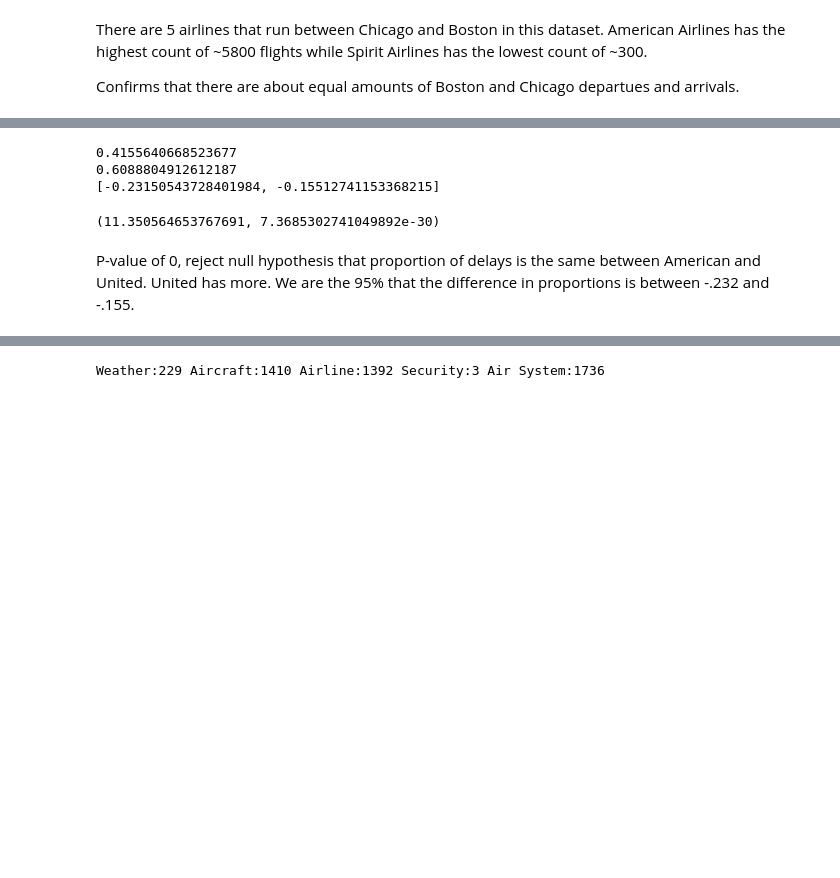
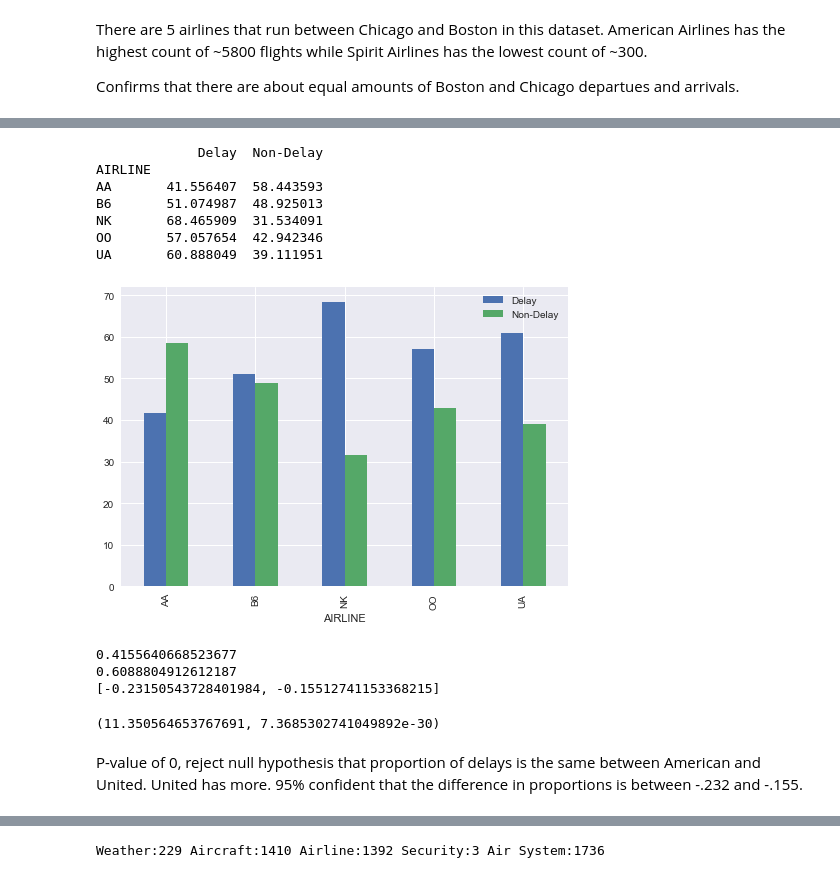
Before and after one commit to jrf95/Springboard, a Jupyter notebook: capstone project/Capstone.ipynb, the cells around one changed output, grey strips where cells are left out. Cells and saved outputs as stored; diff of their text form; code cells hidden in the pictures; blank space fills up the shorter version.

```diff
--- a/capstone project/Capstone.ipynb
+++ b/capstone project/Capstone.ipynb
@@ -62,23 +62,23 @@ w_f.head()
 | 4 | 2015 | 4 | B6 | 1012 | N375JB | ORD | BOS | ... |
 5 rows × 112 columns
 # %%
-ohare_boston = w_f['NAME'].isin(['CHICAGO OHARE INTERNATIONAL AIRPORT, IL US', 'BOSTON, MA US'])
-w_f = w_f[ohare_boston]
-w_f = w_f.dropna(axis=1, how='all')
-w_f.reset_index()
+ohare_boston = flights_w_weather['NAME'].isin(['CHICAGO OHARE INTERNATIONAL AIRPORT, IL US', 'BOSTON, MA US'])
+flights_w_weather = flights_w_weather[ohare_boston]
+flights_w_weather = flights_w_weather.dropna(axis=1, how='all')
+flights_w_weather.reset_index()
 
 # deleted unnecessary columns - all that deleted had over half the data missing
-w_f = w_f.dropna(axis=1, how='any')
+flights_w_weather = flights_w_weather.dropna(axis=1, how='any')
 
 # utilize function to make unique ids to delete duplicates
 def make_identifier(df):
     str_id = df.apply(lambda x: '_'.join(map(str, x)), axis=1)
     return pd.factorize(str_id)[0]
 
-w_f['combined_id'] = make_identifier(w_f[['DATE','DEPARTURE_TIME', 'TAIL_NUMBER']])
+flights_w_weather['combined_id'] = make_identifier(flights_w_weather[['DATE','DEPARTURE_TIME', 'TAIL_NUMBER']])
 # drop duplicates
-w_f = w_f.drop_duplicates(subset=['combined_id'], keep='first')
-w_f = w_f.reset_index()
+flights_w_weather = flights_w_weather.drop_duplicates(subset=['combined_id'], keep='first')
+flights_w_weather = flights_w_weather.reset_index()
 # %%
 import scipy.stats as stats
 import pylab
@@ -166,3 +134,23 @@ Axes(0.125,0.125;0.775x0.755)
+# %%
+# proportion of delays by airline
+def prop(x):
+    return (sum(x == 1) / float(len(x)))*100, (sum(x != 1) / float(len(x)))*100
+
+grouped = flights_w_weather.groupby(['AIRLINE'])['DELAY'].apply(prop)
+new_cols = ['Delay','Non-Delay']
+airlines = pd.DataFrame(list(zip(*grouped)), columns=grouped.index,index=new_cols).T
+print(airlines)
+airlines.plot(kind='bar')
+plt.show()
+# %% [output]
+             Delay  Non-Delay
+AIRLINE
+AA       41.556407  58.443593
+B6       51.074987  48.925013
+NK       68.465909  31.534091
+OO       57.057654  42.942346
+UA       60.888049  39.111951
+[figure, added]
 # %%
 # comparing proportion of delays between American and United
 # determine sample sizes
@@ -205,7 +193,7 @@ pz(np.array([delay_a,delay_o]),np.array([other_size,american_size]),value=0)
 [-0.23150543728401984, -0.15512741153368215]
 (11.350564653767691, 7.3685302741049892e-30)
 # %% [markdown]
-P-value of 0, reject null hypothesis that proportion of delays is the same between American and United. United has more. We are the 95% that the difference in proportions is between -.232 and -.155.
+P-value of 0, reject null hypothesis that proportion of delays is the same between American and United. United has more. 95% confident that the difference in proportions is between -.232 and -.155.
 # %%
 # refer back to original flights_clean dataset - 2923 Delays had atleast one reason documented
 flights_clean
```
Also changed, not shown: parts of 57 cells of this notebook.
